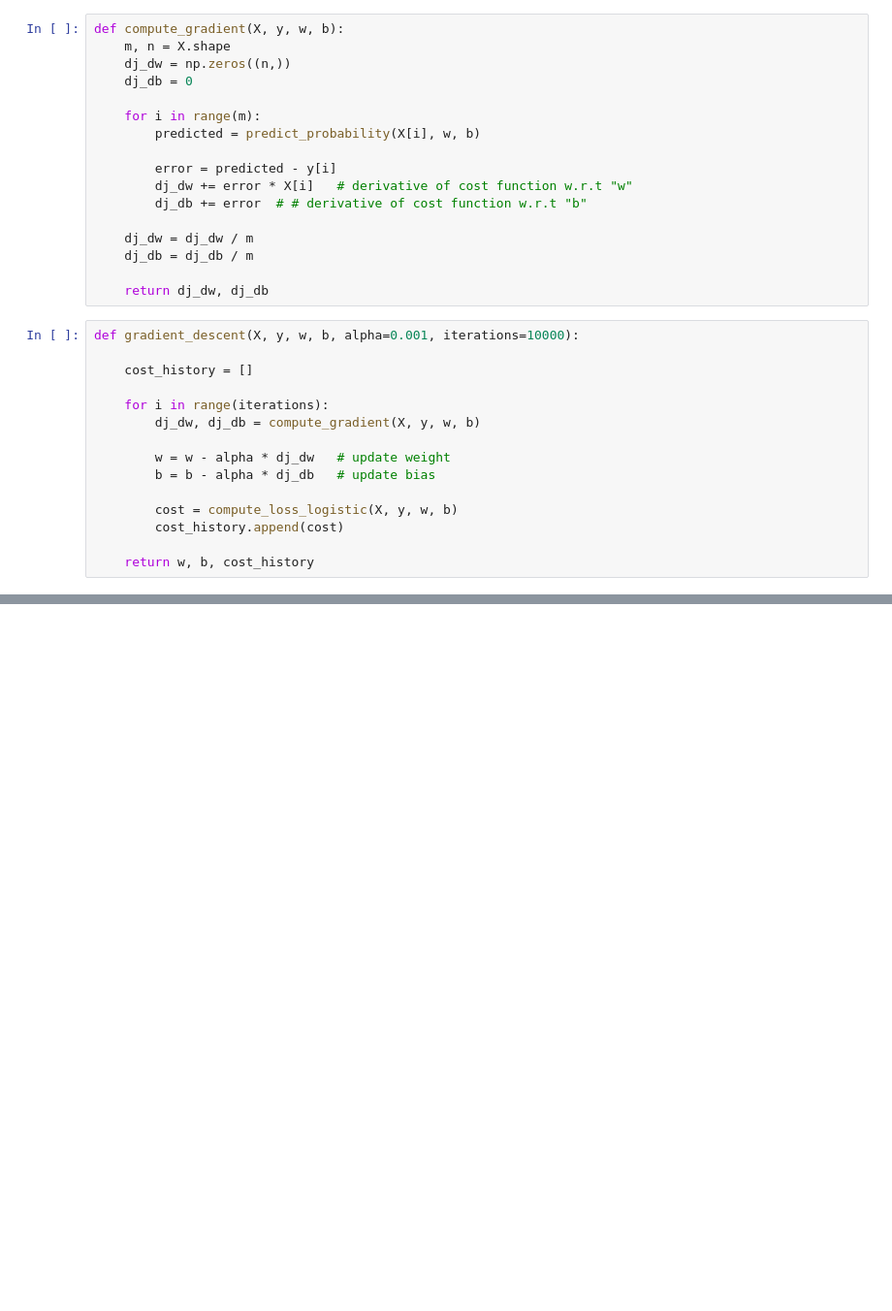
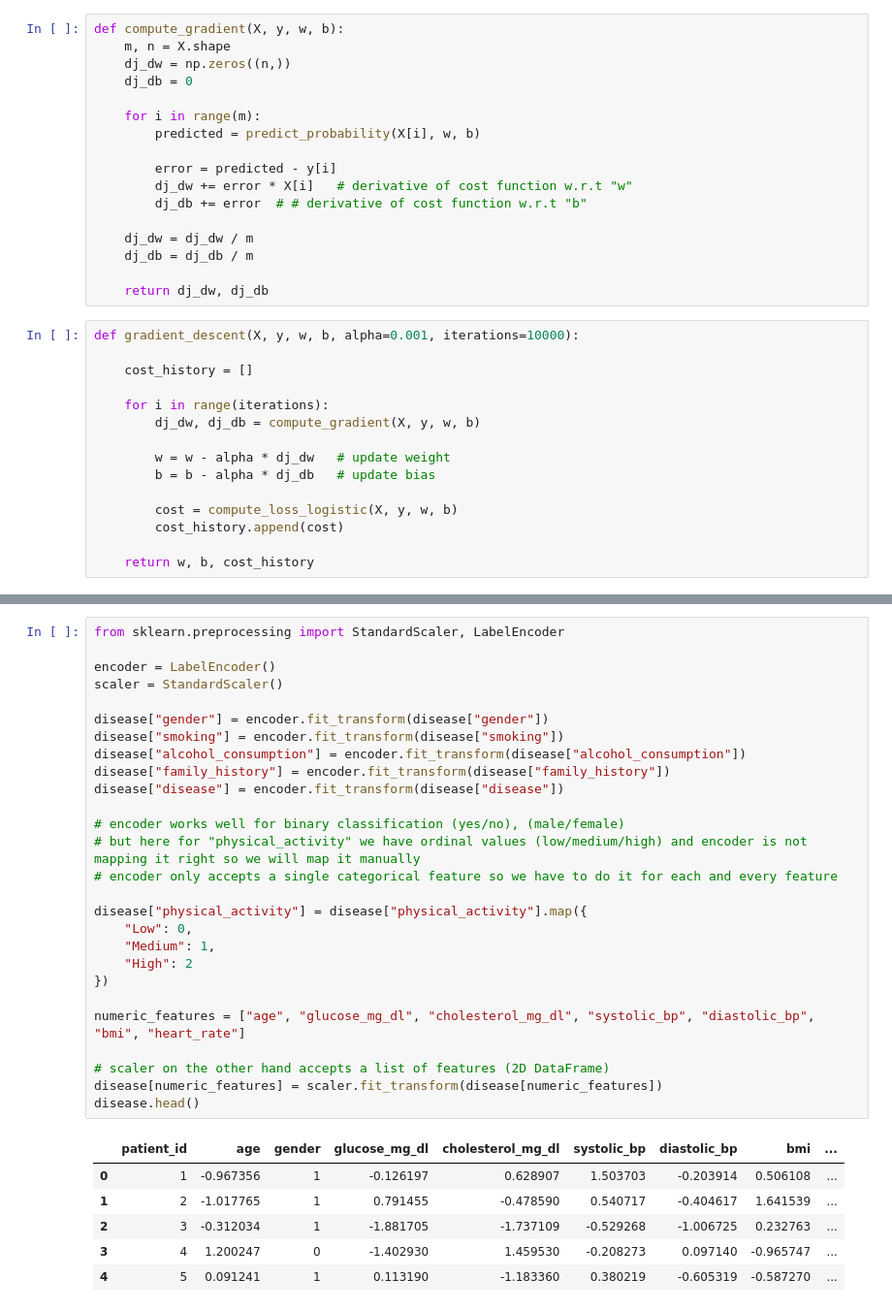
Before and after one commit to murtaza-23/Machine-Learning-Journey, a Jupyter notebook: Classification/Logistic Regression/Logistic_Regression.ipynb, the cells around one changed output, grey strips where cells are left out. Shown at 97% size. Cells and saved outputs as stored; diff of their text form; blank space fills up the shorter version.

```diff
--- a/Classification/Logistic Regression/Logistic_Regression.ipynb
+++ b/Classification/Logistic Regression/Logistic_Regression.ipynb
@@ -72,0 +125,34 @@ def gradient_descent(X, y, w, b, alpha=0.001, iterations=10000):
+# %%
+from sklearn.preprocessing import StandardScaler, LabelEncoder
+
+encoder = LabelEncoder()
+scaler = StandardScaler()
+
+disease["gender"] = encoder.fit_transform(disease["gender"])
+disease["smoking"] = encoder.fit_transform(disease["smoking"])
+disease["alcohol_consumption"] = encoder.fit_transform(disease["alcohol_consumption"])
+disease["family_history"] = encoder.fit_transform(disease["family_history"])
+disease["disease"] = encoder.fit_transform(disease["disease"])
+
+# encoder works well for binary classification (yes/no), (male/female)
+# but here for "physical_activity" we have ordinal values (low/medium/high) and encoder is not mapping it right so we will map it manually
+# encoder only accepts a single categorical feature so we have to do it for each and every feature
+
+disease["physical_activity"] = disease["physical_activity"].map({
+    "Low": 0,
+    "Medium": 1,
+    "High": 2
+})
+
+numeric_features = ["age", "glucose_mg_dl", "cholesterol_mg_dl", "systolic_bp", "diastolic_bp", "bmi", "heart_rate"]
+
+# scaler on the other hand accepts a list of features (2D DataFrame)
+disease[numeric_features] = scaler.fit_transform(disease[numeric_features])
+disease.head()
+# %% [output]
+|  | patient_id | age | gender | glucose_mg_dl | cholesterol_mg_dl | systolic_bp | diastolic_bp | bmi | ... |
+| 0 | 1 | -0.967356 | 1 | -0.126197 | 0.628907 | 1.503703 | -0.203914 | 0.506108 | ... |
+| 1 | 2 | -1.017765 | 1 | 0.791455 | -0.478590 | 0.540717 | -0.404617 | 1.641539 | ... |
+| 2 | 3 | -0.312034 | 1 | -1.881705 | -1.737109 | -0.529268 | -1.006725 | 0.232763 | ... |
+| 3 | 4 | 1.200247 | 0 | -1.402930 | 1.459530 | -0.208273 | 0.097140 | -0.965747 | ... |
+| 4 | 5 | 0.091241 | 1 | 0.113190 | -1.183360 | 0.380219 | -0.605319 | -0.587270 | ... |
```
Also changed, not shown: parts of 9 cells of this notebook.
